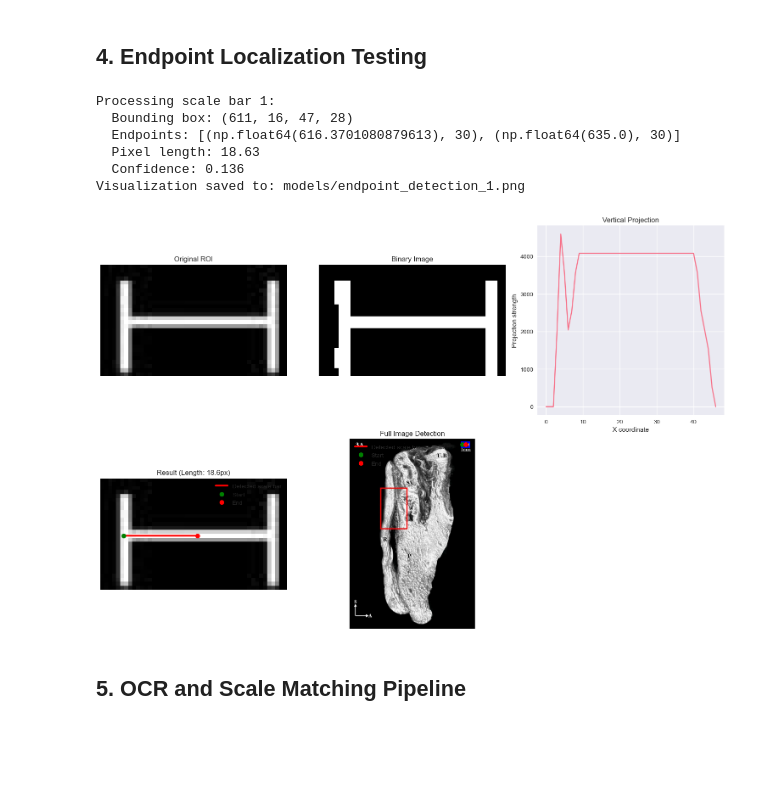
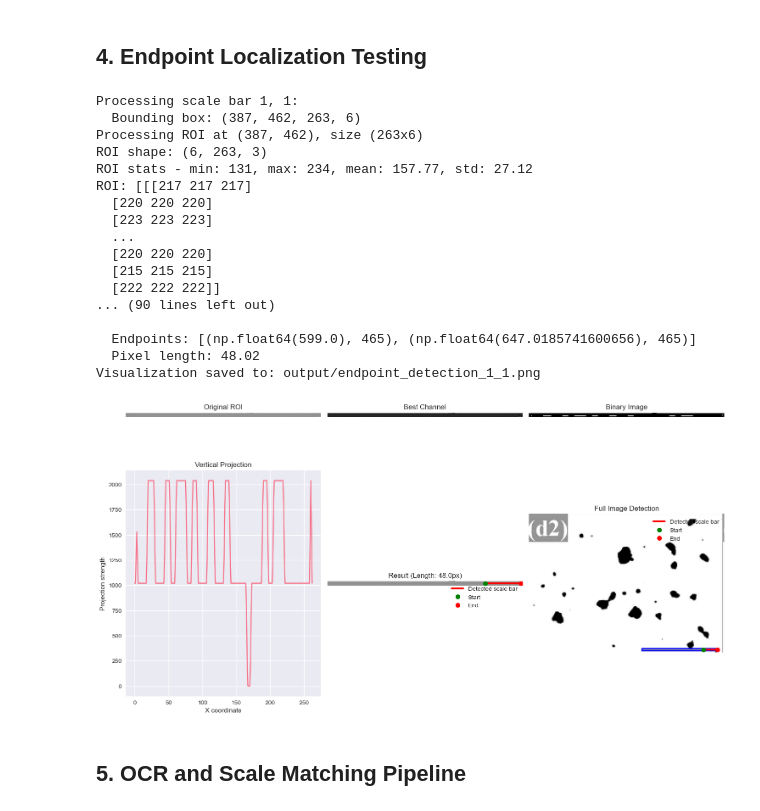
Before and after one commit to emmabhl/ScaleDetection, a Jupyter notebook: pipeline.ipynb, the cells around one changed output. Cells and saved outputs as stored; diff of their text form; code cells hidden in the pictures; blank space fills up the shorter version.

```diff
--- a/pipeline.ipynb
+++ b/pipeline.ipynb
@@ -127,7 +127,7 @@ KeyboardInterrupt:
 from src.utils import points_to_xywh
 
 # Test endpoint localization on a sample image
-sample_id = 7
+sample_id = 1
 IMAGES_DIR = os.path.join("data/images")
 JSONS_DIR = os.path.join("data/jsons")
 OUTPUT_DIR = os.path.join("output")
@@ -146,43 +146,53 @@ if os.path.exists(sample_image_path):
     #boxes = results[0].boxes.xyxy.cpu().numpy()    # Bounding boxes
     #scores = results[0].boxes.conf.cpu().numpy()   # Confidence scores
     #classes = results[0].boxes.cls.cpu().numpy()   # Class IDs
 
     # Load corresponding JSON annotation
     with open(json_path, 'r') as f:
         data = json.load(f)
 
     # Test endpoint localization for each scale bar
     for i, bar in enumerate(data.get('bars', [])):
         if 'points' in bar and len(bar['points']) >= 2:
             # Calculate bounding box from points
             bbox = points_to_xywh(bar['points'])
 
-            print(f"\nProcessing scale bar {i+1}:")
+            print(f"\nProcessing scale bar {sample_id}, {i+1}:")
             print(f"  Bounding box: {bbox}")
 
             # Localize endpoints
             result = localize_scale_bar_endpoints(image, bbox)
 
             if result['success']:
                 print(f"  Endpoints: {result['endpoints']}")
                 print(f"  Pixel length: {result['pixel_length']:.2f}")
-                print(f"  Confidence: {result['confidence']:.3f}")
 
                 # Visualize result
-                vis_save_path = os.path.join(OUTPUT_DIR, f"endpoint_detection_{sample_id}.png")
+                vis_save_path = os.path.join(OUTPUT_DIR, f"endpoint_detection_{sample_id}_{i+1}.png")
                 visualize_endpoint_detection(image, bbox, result, vis_save_path)
             else:
                 print(f"  Failed: {result['error']}")
 else:
     print("Sample files not found. Skipping endpoint localization test.")
 # %% [output]
-Processing scale bar 1:
-  Bounding box: (611, 16, 47, 28)
-  Endpoints: [(np.float64(616.3701080879613), 30), (np.float64(635.0), 30)]
-  Pixel length: 18.63
-  Confidence: 0.136
-Visualization saved to: models/endpoint_detection_1.png
+Processing scale bar 1, 1:
+  Bounding box: (387, 462, 263, 6)
+Processing ROI at (387, 462), size (263x6)
+ROI shape: (6, 263, 3)
+ROI stats - min: 131, max: 234, mean: 157.77, std: 27.12
+ROI: [[[217 217 217]
+  [220 220 220]
+  [223 223 223]
+  ...
+  [220 220 220]
+  [215 215 215]
+  [222 222 222]]
+... (90 lines left out)
+
+  Endpoints: [(np.float64(599.0), 465), (np.float64(647.0185741600656), 465)]
+  Pixel length: 48.02
+Visualization saved to: output/endpoint_detection_1_1.png
-[figure, old version]
+[figure, new version]
 # %% [markdown]
 ## 5. OCR and Scale Matching Pipeline
 # %%
```
Also changed, not shown: 4 other files.
